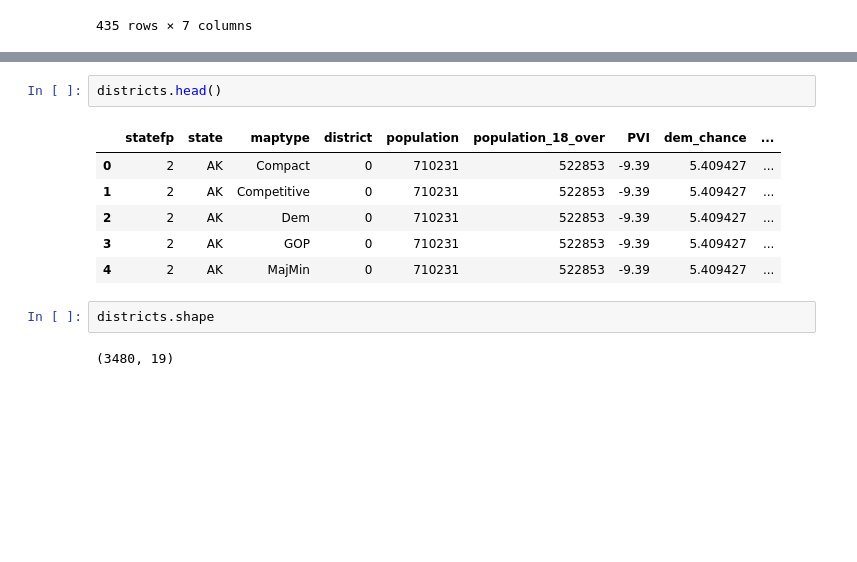
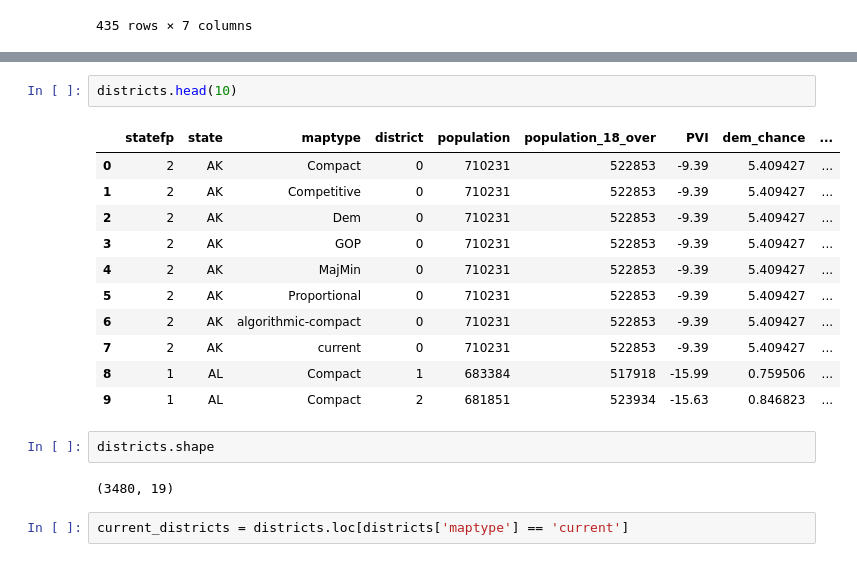
Before and after one commit to tthoang/Reading-Between-the-Gerrymandered-Lines, a Jupyter notebook: notebooks/pvi_elasticity_EDA.ipynb, the cells around one changed output, grey strips where cells are left out. Drawn from its saved outputs; the diff is of its cells as text; blank space fills up the shorter version.

```diff
--- a/notebooks/pvi_elasticity_EDA.ipynb
+++ b/notebooks/pvi_elasticity_EDA.ipynb
@@ -96,15 +97,22 @@ states.head(10)
 | 8 | 1 | AL | Compact | 7 | 5 | -0.056726 | D+0 | ... |
 | 9 | 1 | AL | Competitive | 7 | 12 | -0.056996 | D+0 | ... |
 # %%
-districts.head()
+districts.head(10)
 # %% [output]
 |  | statefp | state | maptype | district | population | population_18_over | PVI | dem_chance | ... |
 | 0 | 2 | AK | Compact | 0 | 710231 | 522853 | -9.39 | 5.409427 | ... |
 | 1 | 2 | AK | Competitive | 0 | 710231 | 522853 | -9.39 | 5.409427 | ... |
 | 2 | 2 | AK | Dem | 0 | 710231 | 522853 | -9.39 | 5.409427 | ... |
 | 3 | 2 | AK | GOP | 0 | 710231 | 522853 | -9.39 | 5.409427 | ... |
 | 4 | 2 | AK | MajMin | 0 | 710231 | 522853 | -9.39 | 5.409427 | ... |
+| 5 | 2 | AK | Proportional | 0 | 710231 | 522853 | -9.39 | 5.409427 | ... |
+| 6 | 2 | AK | algorithmic-compact | 0 | 710231 | 522853 | -9.39 | 5.409427 | ... |
+| 7 | 2 | AK | current | 0 | 710231 | 522853 | -9.39 | 5.409427 | ... |
+| 8 | 1 | AL | Compact | 1 | 683384 | 517918 | -15.99 | 0.759506 | ... |
+| 9 | 1 | AL | Compact | 2 | 681851 | 523934 | -15.63 | 0.846823 | ... |
 # %%
 districts.shape
 # %% [output]
 (3480, 19)
+# %%
+current_districts = districts.loc[districts['maptype'] == 'current']
```
Also changed, not shown: parts of 14 cells of this notebook.
